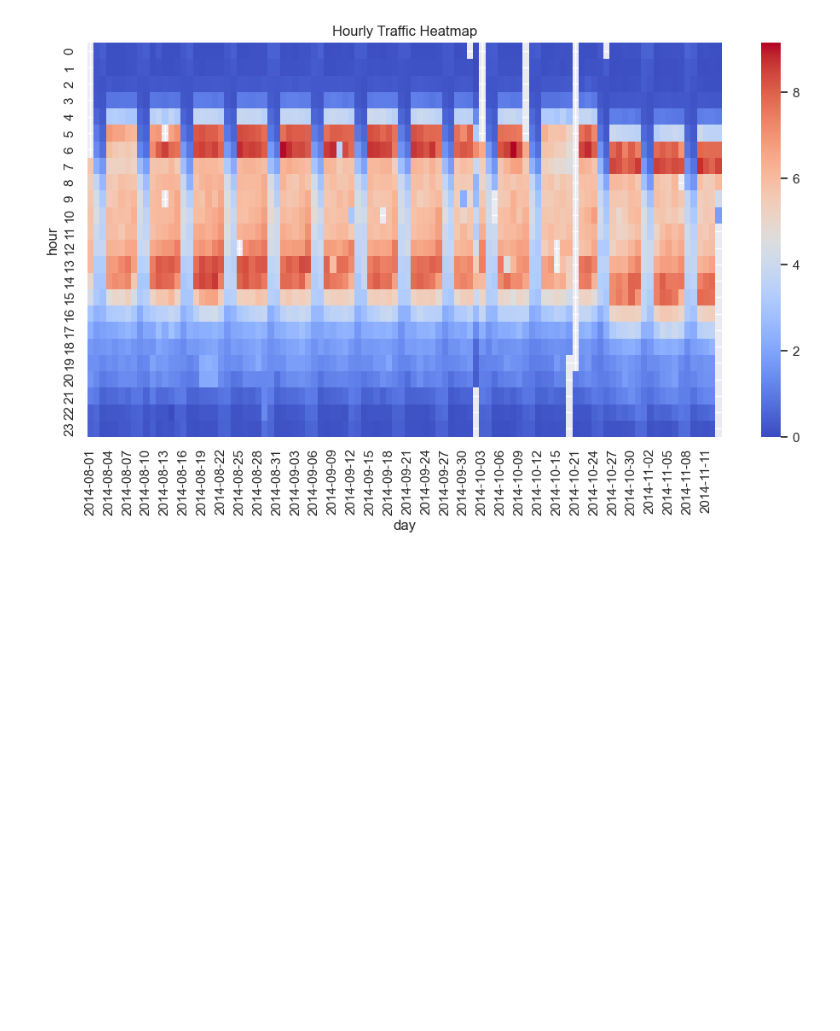
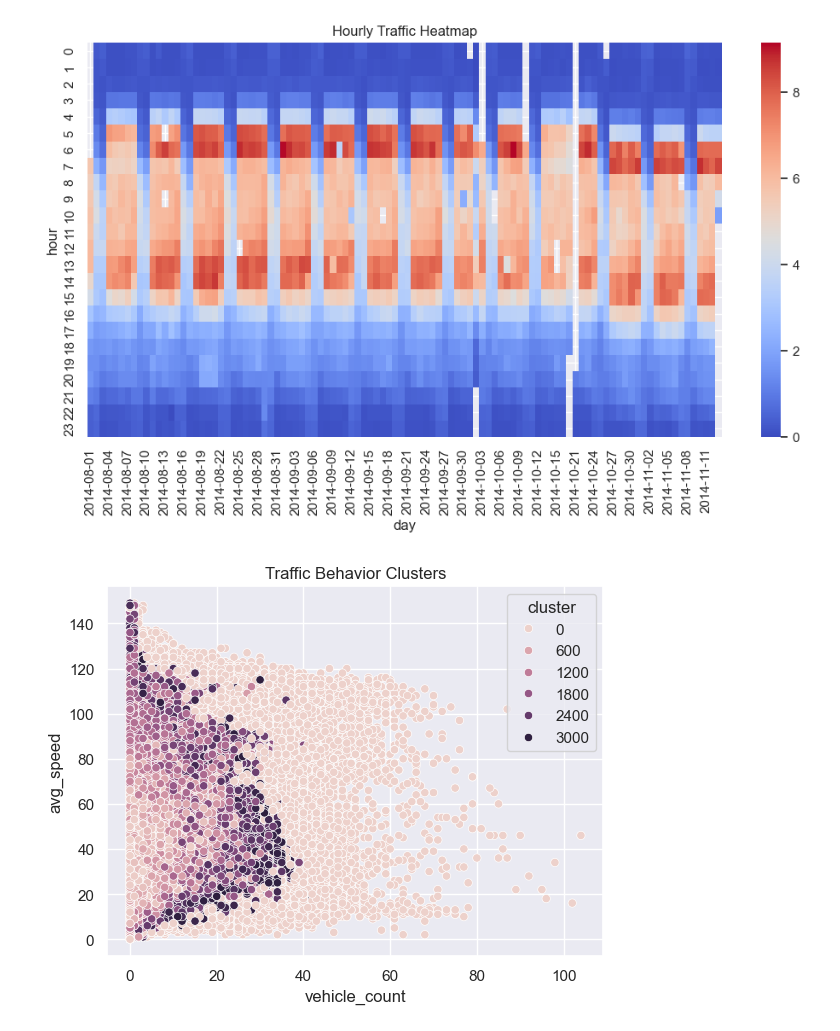
Before and after one commit to victorhg/aai-530-final-project, a Jupyter notebook: analysis/EDA_smart_city.ipynb, the cells around one changed output. Cells and saved outputs as stored; diff of their text form; code cells hidden in the pictures; blank space fills up the shorter version.

Commit message:
clustering traffic info

```diff
--- a/analysis/EDA_smart_city.ipynb
+++ b/analysis/EDA_smart_city.ipynb
@@ -136,3 +137,16 @@ plt.title('Hourly Traffic Heatmap - Full timeframe')
 plt.show()
 # %% [output]
 [figure]
+# %%
+# Cluster vehicle_count and avg_speed
+# Grouping ttraffic information trying to indentify congestion
+X = sampled_data[['vehicle_count', 'avg_speed']].values
+clustering = DBSCAN(eps=0.5, min_samples=10).fit(X)
+sampled_data['cluster'] = clustering.labels_
+
+# Visualize clusters
+sns.scatterplot(data=sampled_data, x='vehicle_count', y='avg_speed', hue='cluster')
+plt.title('Traffic Behavior Clusters')
+plt.show()
+# %% [output]
+[figure, added]
```
Also changed, not shown: parts of 1 cell of this notebook.
